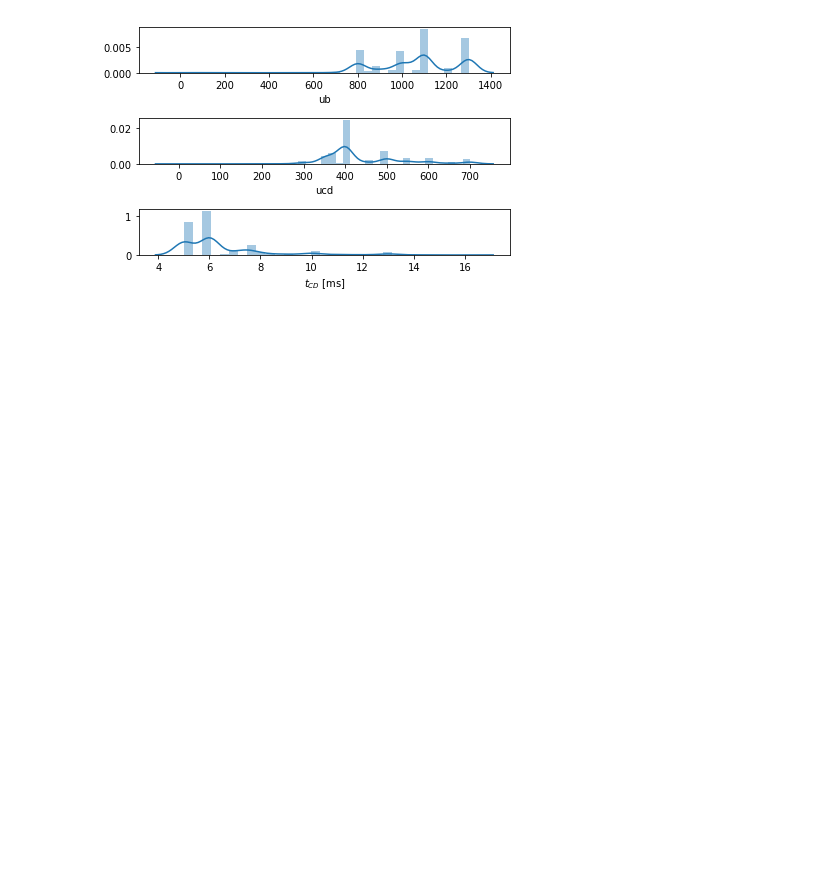
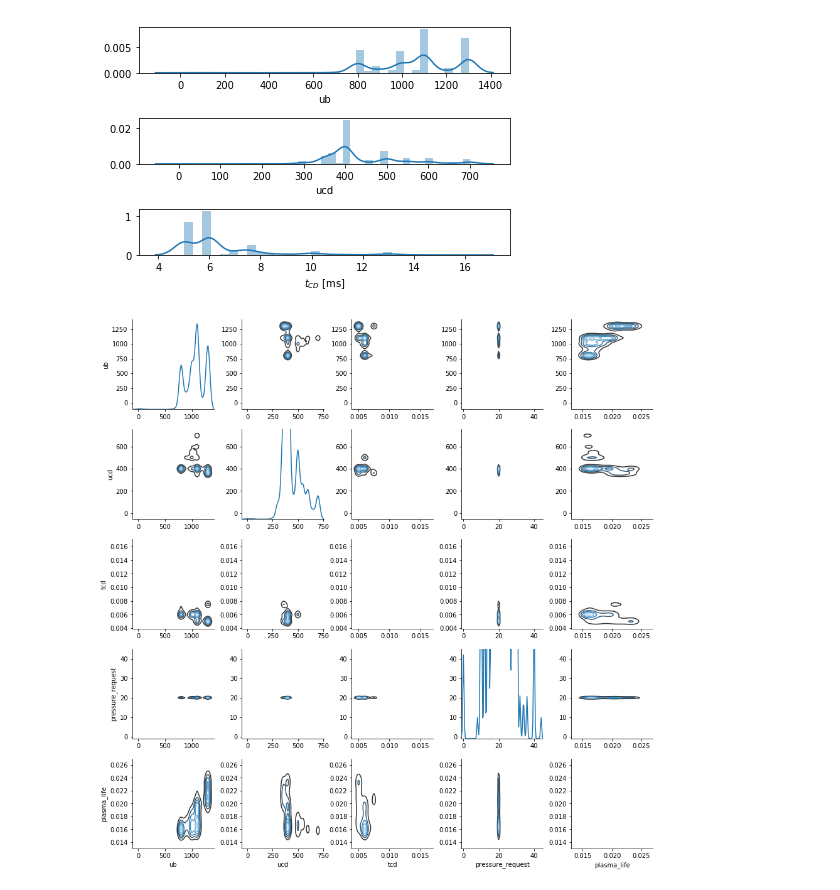
Before and after one commit to jhillairet/GOLEM, a Jupyter notebook: GOLEM_Estimating the best parameter set to maximize something.ipynb, the cells around one changed output. Drawn from its saved outputs; the diff is of its cells as text; code cells hidden in the pictures; blank space fills up the shorter version.

```diff
--- a/GOLEM_Estimating the best parameter set to maximize something.ipynb
+++ b/GOLEM_Estimating the best parameter set to maximize something.ipynb
@@ -102,7 +138,7 @@ seaborn.distplot(reduced_set['plasma_life']*1e3, axlabel='plasma duration [ms]')
 # %% [markdown]
 So, how to produce a plasma duration larger than 15 ms ?
 # %%
-longest_shots = reduced_set[reduced_set['plasma_life'] > 15e-3]
+longest_shots = dataset_lt[dataset_lt['plasma_life'] > 15e-3]
 # %%
 fig, ax = plt.subplots(3,1)
 seaborn.distplot(longest_shots['ub'], ax=ax[0])
@@ -111,3 +147,9 @@ seaborn.distplot(longest_shots['tcd']*1e3, ax=ax[2], axlabel='$t_{CD}$ [ms]')
 fig.tight_layout()
 # %% [output]
 [figure]
+# %%
+g = seaborn.PairGrid(longest_shots)
+g.map_diag(seaborn.kdeplot)
+g.map_offdiag(seaborn.kdeplot, cmap="Blues_d", n_levels=6);
+# %% [output]
+[figure, added]
```
Also changed, not shown: parts of 13 cells of this notebook, 1 other file.
